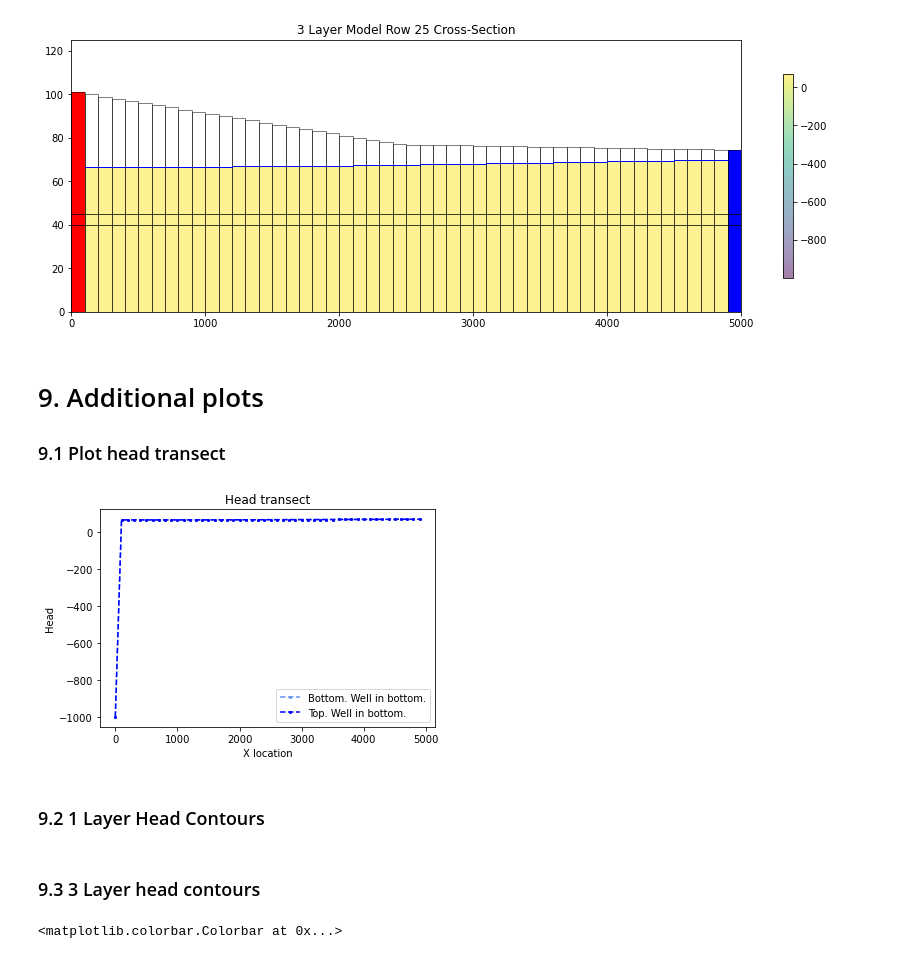
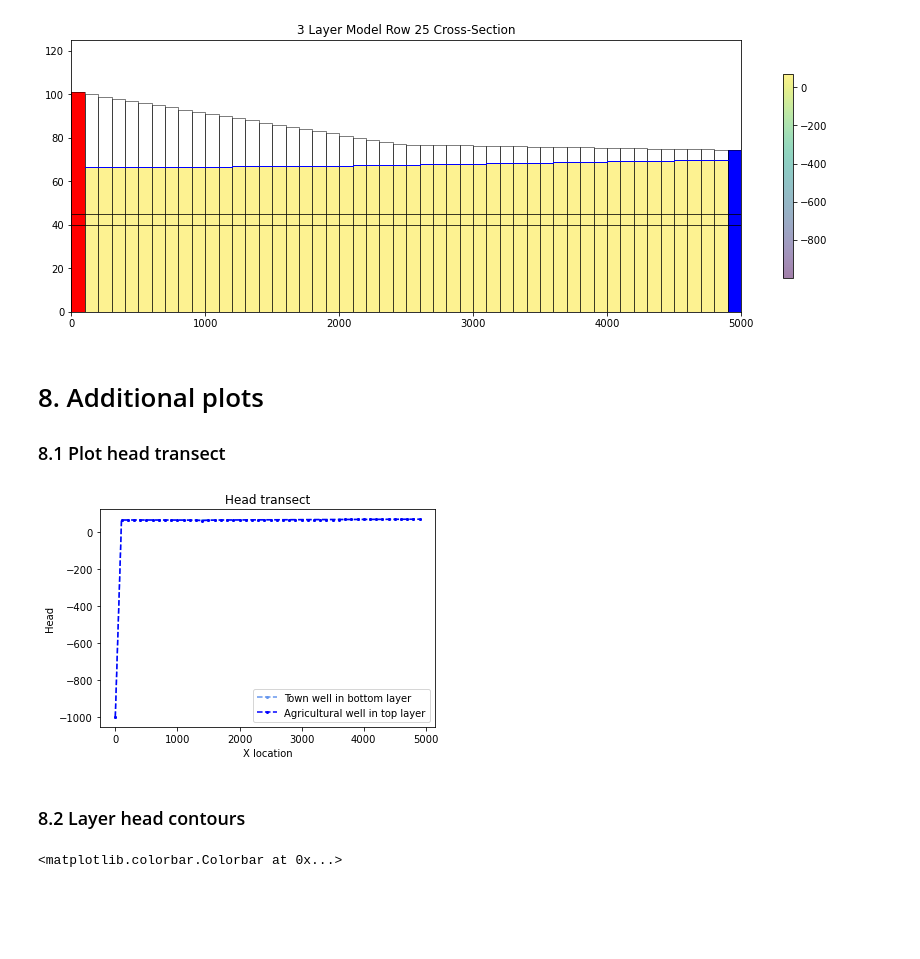
Before and after one commit to GW-modelling-Spring2022/homework-xenidegracia, a Jupyter notebook: Working/HW12_WatershedModel/HW12_FinalProject_DeGracia.ipynb, the cells around one changed output. Saved outputs shown, nothing was run; the diff lists cells and outputs as text; code cells hidden in the pictures; blank space fills up the shorter version.

```diff
--- a/Working/HW12_WatershedModel/HW12_FinalProject_DeGracia.ipynb
+++ b/Working/HW12_WatershedModel/HW12_FinalProject_DeGracia.ipynb
@@ -93,21 +93,29 @@ K_horiz = 8.5    #assign horizontal hydraulic conductivity (along x and y axis)
 K_vert = 8.5    #assign vertical hydraulic conductivity (along z axis)
 n = 0.1        #assign porosity
 Ss = 1e-4      #assign storage coefficient
+#Ss = np.ones((nlay,nrow,ncol), dtype=np.float)        #define specific storage
+#Ss[:,:,:] = 1e-4 #NOTE verify if this has to be in 2D or 3D
 Sy = 0.10        #assign specific yield
 uncnf = 1       #0=confined, >0 = unconfined
 
 ## Recharge
 recharge = 4e-5 #m/day
+agric_zone = np.zeros((nlay,nrow,ncol))
+pistachios_demand = 6e-3
+pistachios_rch = pistachios_demand * (20/100)
+agric_zone[:,21:23,19:21] = pistachios_rch
 
 ## Town Well
 pumping_town = -1500 #m3/day  #given
 well_lay_town = 2 #Well located in the bottom layer
+well_row_town = 21
 well_loc_town = (well_lay_town,21,38) #Well loc should be layer, row, column
 print("The Town well location is: ", well_loc_town)
 
 #Agricultural Well
 pumping_agric = -3000 #m3/day  #given
 well_lay_agric = 0 #Well located in the bottom layer
+well_row_agric = 12
 well_loc_agric = (well_lay_agric,12,14) #Well loc should be layer, row, column
 print("The Agricultural well location is: ", well_loc_agric)
 
@@ -433,30 +397,28 @@ wt = xsect.plot_surface(head[0,:,:], masked_values=[999.], color='blue', lw=1)
 # %% [output]
 [figure]
 # %% [markdown]
-# 9. Additional plots
-### 9.1 Plot head transect
+# 8. Additional plots
+### 8.1 Plot head transect
 # %%
 #Comparing our 1 layer VS. our 3 layer models in the same plot.
 fig4 = plt.figure()
 ax = fig4.add_subplot(1, 1, 1)
 
 x=np.arange(0,5000,100)
-plt.plot(x,head[2,int(well_row),:],marker='.', color='cornflowerblue', markersize=4, linestyle='--', label="Bottom. Well in bottom.")
-plt.plot(x,head[0,int(well_row),:],marker='.', color='blue', markersize=4, linestyle='--', label="Top. Well in bottom.")
+plt.plot(x,head[2,int(well_row_town),:],marker='.', color='cornflowerblue', markersize=4, linestyle='--', label="Town well in bottom layer")
+plt.plot(x,head[0,int(well_row_agric),:],marker='.', color='blue', markersize=4, linestyle='--', label="Agricultural well in top layer")
 plt.title('Head transect')
 #plt.title('Head transect for layers with same properties')
 plt.xlabel('X location')
 plt.ylabel('Head')
 plt.legend()
 
 plt.savefig('Head_Transect.png')
 #plt.savefig('Head_Transect for layers with same properties.png')
 # %% [output]
-[figure, old version]
+[figure, new version]
 # %% [markdown]
-### 9.2 1 Layer Head Contours
+### 8.2 Layer head contours
-# %% [markdown]
-### 9.3 3 Layer head contours
 # %%
 #f, axes = plt.subplots(ncols=1, nrows=2, figsize=(5, 10))
 fig3=plt.figure(figsize=(10,10))
```
Also changed, not shown: parts of 13 cells of this notebook, 1 other file.
